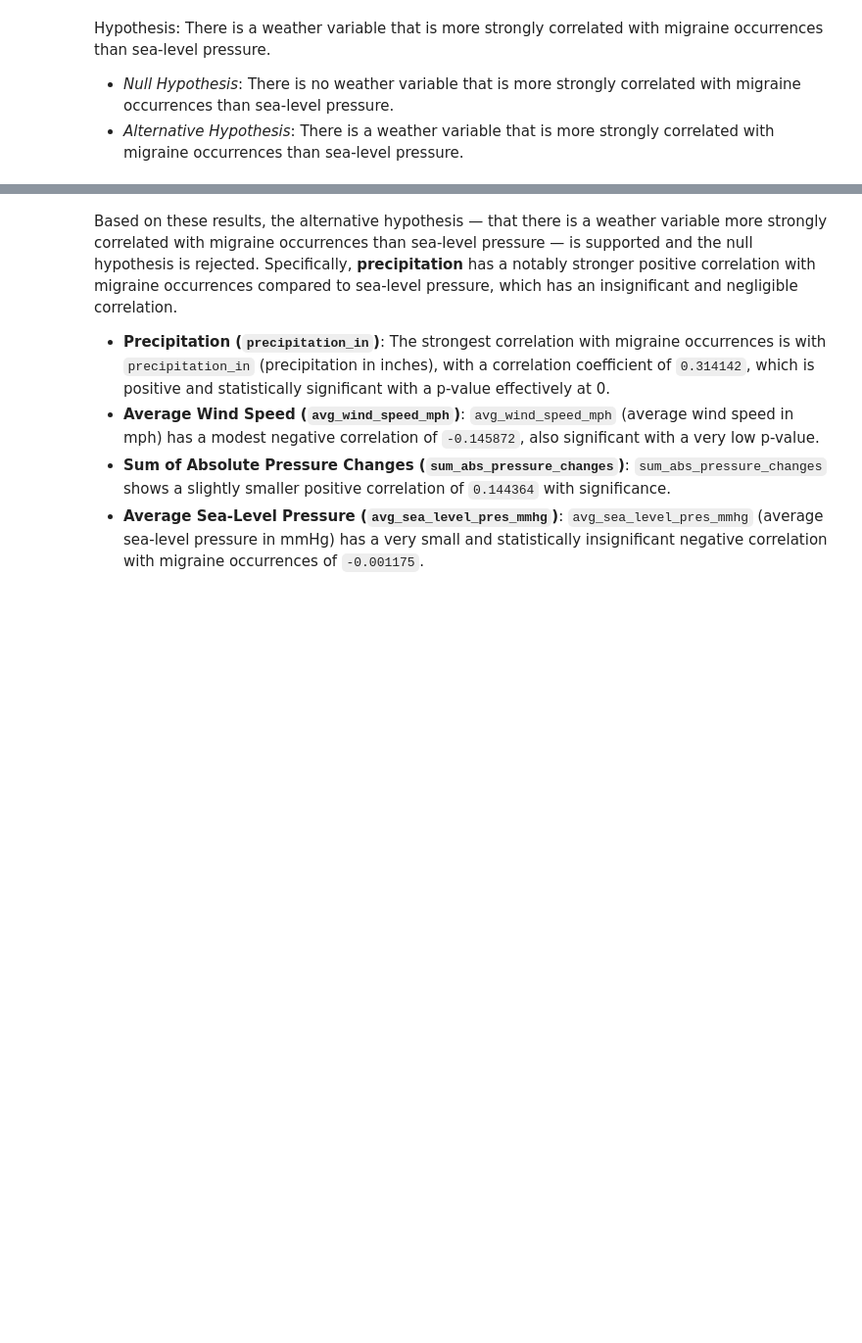
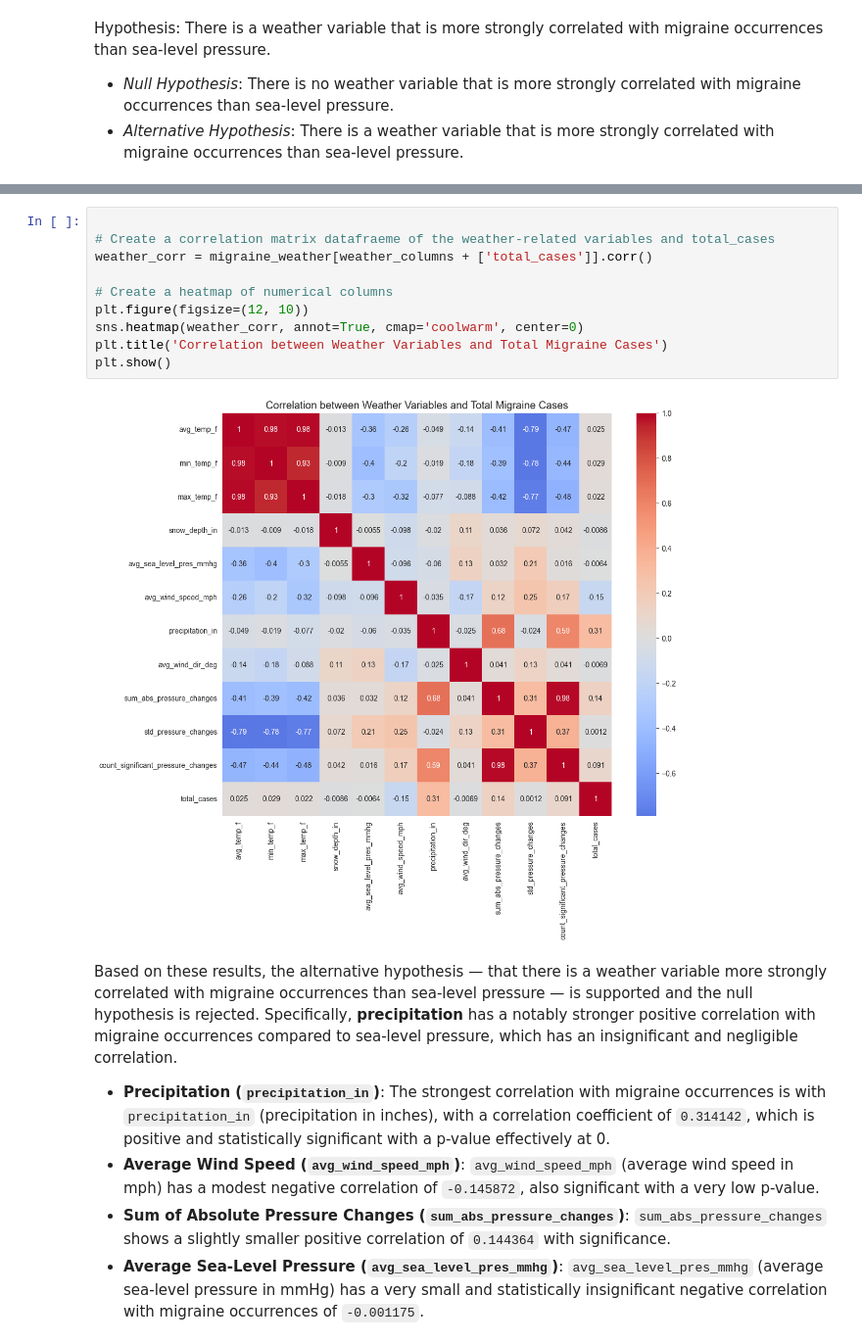
Before and after one commit to christinedbaxter/analyticsCapstone, a Jupyter notebook: notebooks/03_data_analysis.ipynb, the cells around one changed output, grey strips where cells are left out. Shown at 98% size. Drawn from its saved outputs; the diff is of its cells as text; blank space fills up the shorter version.

```diff
--- a/notebooks/03_data_analysis.ipynb
+++ b/notebooks/03_data_analysis.ipynb
@@ -358,3 +390,15 @@ correlation_results_df
+# %%
+
+# Create a correlation matrix datafraeme of the weather-related variables and total_cases
+weather_corr = migraine_weather[weather_columns + ['total_cases']].corr()
+
+# Create a heatmap of numerical columns
+plt.figure(figsize=(12, 10))
+sns.heatmap(weather_corr, annot=True, cmap='coolwarm', center=0)
+plt.title('Correlation between Weather Variables and Total Migraine Cases')
+plt.show()
+# %% [output]
+[figure, added]
 # %% [markdown]
 Based on these results, the alternative hypothesis — that there is a weather variable more strongly correlated with migraine occurrences than sea-level pressure — is supported and the null hypothesis is rejected. Specifically, **precipitation** has a notably stronger positive correlation with migraine occurrences compared to sea-level pressure, which has an insignificant and negligible correlation.
 
```
Also changed, not shown: parts of 29 cells of this notebook, 15 other files.
